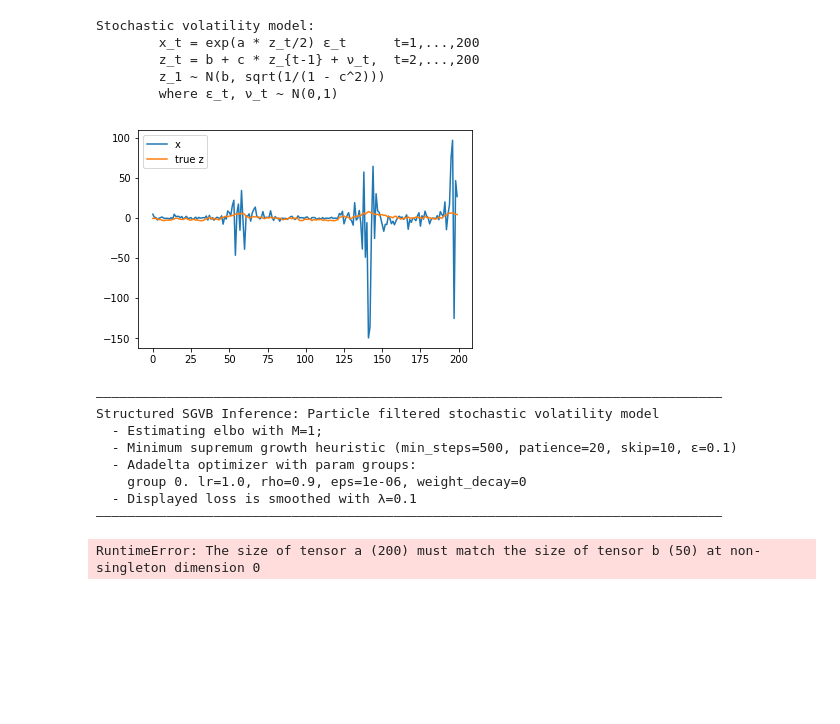
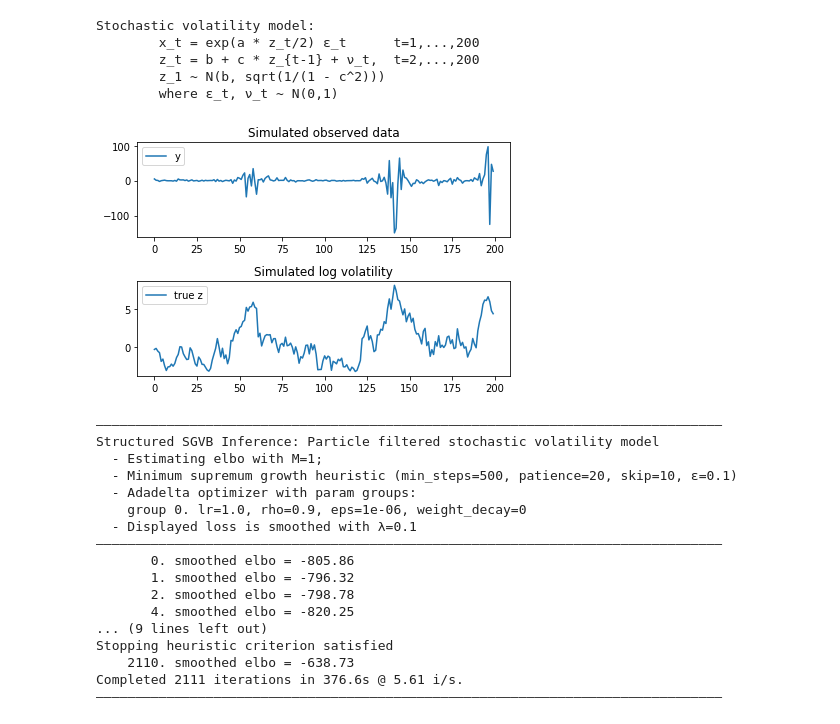
Before and after one commit to kuperov/ptvi, a Jupyter notebook: docs/Particle filter (WIP).ipynb, the cells around one changed output. Saved outputs shown, nothing was run; the diff lists cells and outputs as text; code cells hidden in the pictures; blank space fills up the shorter version.

```diff
--- a/docs/Particle filter (WIP).ipynb
+++ b/docs/Particle filter (WIP).ipynb
@@ -8,7 +8,7 @@ from ptvi import sgvb
 torch.manual_seed(123)
 T = 200
 model = FilteredStochasticVolatilityModel(
-    input_length=T, proposal=AR1Proposal(0, .95), num_particles=50)
+    input_length=T, proposal=AR1Proposal(0, .95), num_particles=10)
 model
 # %% [output]
 Stochastic volatility model:
@@ -20,11 +20,15 @@ Stochastic volatility model:
 params = dict(a=1., b=0., c=.95)
 y, z_true = model.simulate(**params)
 # %%
-plt.plot(y.numpy(), label='x')
-plt.plot(z_true.numpy(), label='true z')
+plt.subplot(211); plt.plot(y.numpy(), label='y')
+plt.title('Simulated observed data')
 plt.legend();
+plt.subplot(212); plt.plot(z_true.numpy(), label='true z')
+plt.legend()
+plt.title('Simulated log volatility');
+plt.tight_layout()
 # %% [output]
-[figure, old version]
+[figure, new version]
 # %%
 fit = sgvb(model, y)
 # %% [output]
@@ -36,4 +40,12 @@ Structured SGVB Inference: Particle filtered stochastic volatility model
     group 0. lr=1.0, rho=0.9, eps=1e-06, weight_decay=0
   - Displayed loss is smoothed with λ=0.1
 ――――――――――――――――――――――――――――――――――――――――――――――――――――――――――――――――――――――――――――――――
+       0. smoothed elbo = -805.86
+       1. smoothed elbo = -796.32
+       2. smoothed elbo = -798.78
+       4. smoothed elbo = -820.25
+... (9 lines left out)
+Stopping heuristic criterion satisfied
+    2110. smoothed elbo = -638.73
+Completed 2111 iterations in 376.6s @ 5.61 i/s.
+――――――――――――――――――――――――――――――――――――――――――――――――――――――――――――――――――――――――――――――――
-RuntimeError: The size of tensor a (200) must match the size of tensor b (50) at non-singleton dimension 0
```
Also changed, not shown: parts of 4 cells of this notebook, 1 other file.
